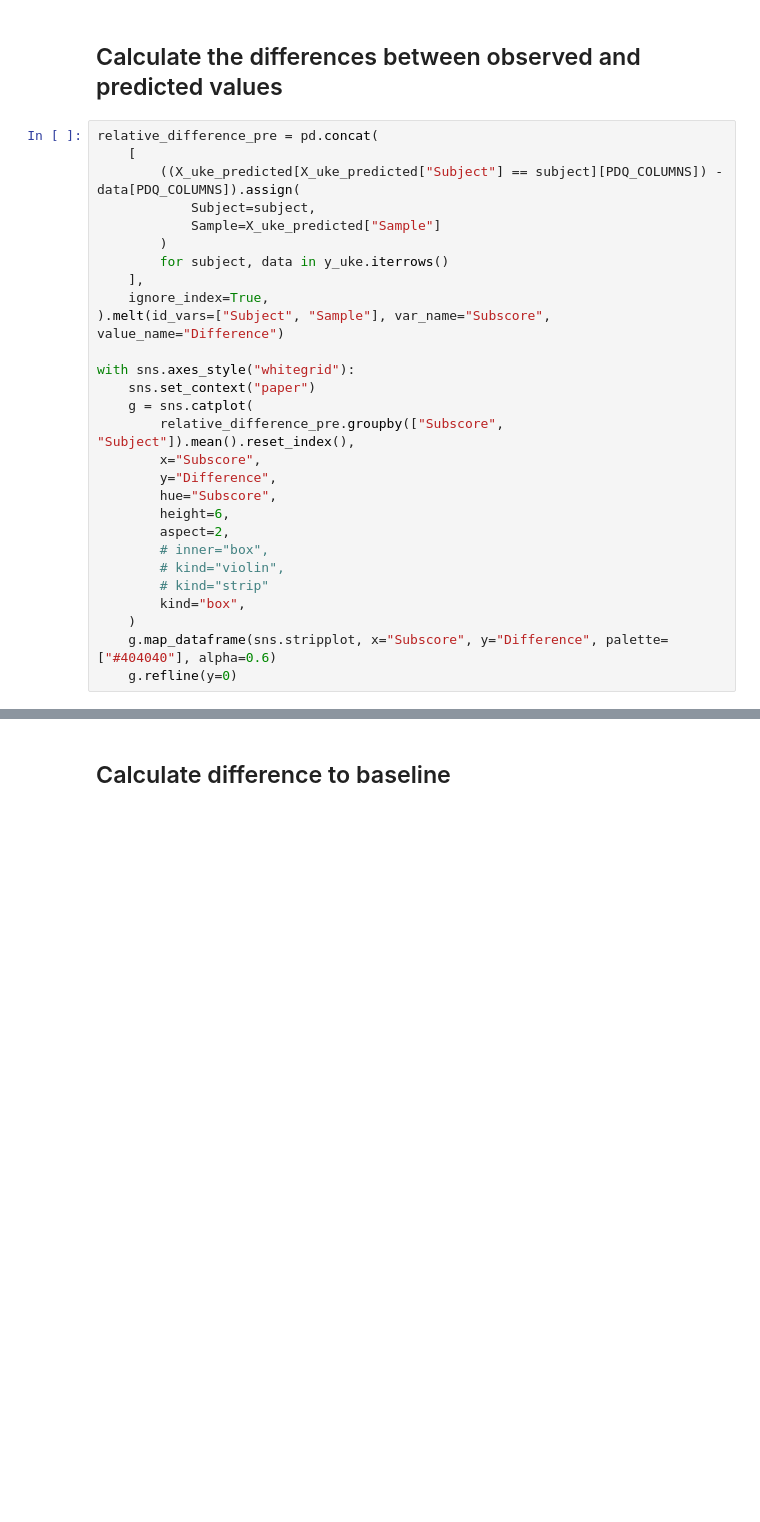
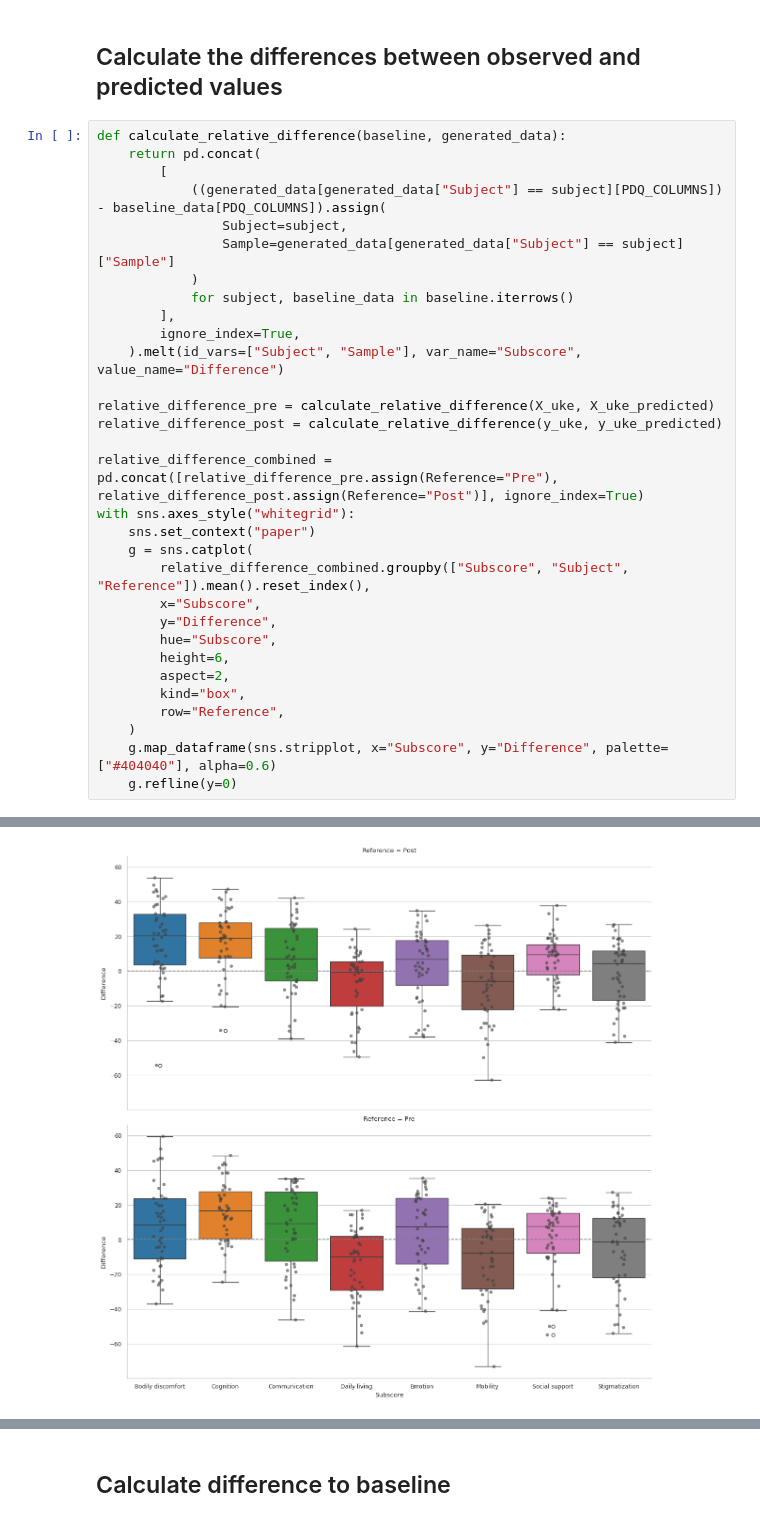
Before and after one commit to UKEIAM/de.uke.iam.parkinson.vae_longitudinal, a Jupyter notebook: conditional/model_differences.ipynb, the cells around one changed output, grey strips where cells are left out. Drawn from its saved outputs; the diff is of its cells as text; blank space fills up the shorter version.

```diff
--- a/conditional/model_differences.ipynb
+++ b/conditional/model_differences.ipynb
@@ -236,30 +253,34 @@ with sns.axes_style("whitegrid"):
 # %% [markdown]
 ## Calculate the differences between observed and predicted values
 # %%
-relative_difference_pre = pd.concat(
-    [
-        ((X_uke_predicted[X_uke_predicted["Subject"] == subject][PDQ_COLUMNS]) - data[PDQ_COLUMNS]).assign(
-            Subject=subject,
-            Sample=X_uke_predicted["Sample"]
-        )
-        for subject, data in y_uke.iterrows()
-    ],
-    ignore_index=True,
-).melt(id_vars=["Subject", "Sample"], var_name="Subscore", value_name="Difference")
+def calculate_relative_difference(baseline, generated_data):
+    return pd.concat(
+        [
+            ((generated_data[generated_data["Subject"] == subject][PDQ_COLUMNS]) - baseline_data[PDQ_COLUMNS]).assign(
+                Subject=subject,
+                Sample=generated_data[generated_data["Subject"] == subject]["Sample"]
+            )
+            for subject, baseline_data in baseline.iterrows()
+        ],
+        ignore_index=True,
+    ).melt(id_vars=["Subject", "Sample"], var_name="Subscore", value_name="Difference")
 
+relative_difference_pre = calculate_relative_difference(X_uke, X_uke_predicted)
+relative_difference_post = calculate_relative_difference(y_uke, y_uke_predicted)
+
+relative_difference_combined = pd.concat([relative_difference_pre.assign(Reference="Pre"), relative_difference_post.assign(Reference="Post")], ignore_index=True)
 with sns.axes_style("whitegrid"):
     sns.set_context("paper")
     g = sns.catplot(
-        relative_difference_pre.groupby(["Subscore", "Subject"]).mean().reset_index(),
+        relative_difference_combined.groupby(["Subscore", "Subject", "Reference"]).mean().reset_index(),
         x="Subscore",
         y="Difference",
         hue="Subscore",
         height=6,
         aspect=2,
-        # inner="box",
-        # kind="violin",
-        # kind="strip"
         kind="box",
+        row="Reference",
     )
     g.map_dataframe(sns.stripplot, x="Subscore", y="Difference", palette=["#404040"], alpha=0.6)
     g.refline(y=0)
+# %% [output]
@@ -265,0 +291 @@ with sns.axes_style("whitegrid"):
+[figure, added]
```
Also changed, not shown: parts of 13 cells of this notebook.
